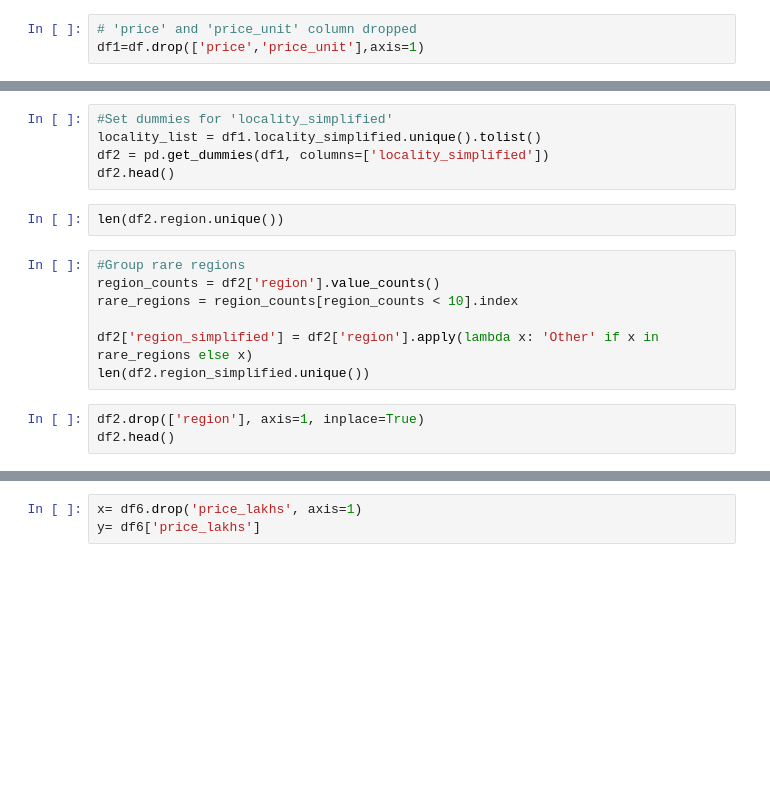
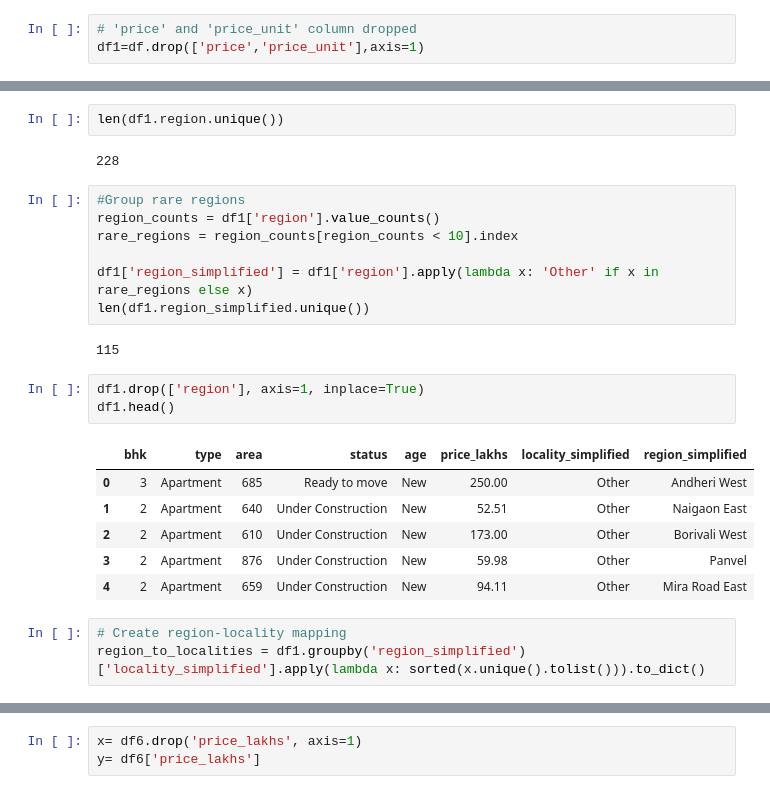
Before and after one commit to debnathamrita/Mumbai_House_price_prediction, a Jupyter notebook: Mumbai_house_prediction.ipynb, the cells around one changed output, grey strips where cells are left out. Saved outputs shown, nothing was run; the diff lists cells and outputs as text; blank space fills up the shorter version.

```diff
--- a/Mumbai_house_prediction.ipynb
+++ b/Mumbai_house_prediction.ipynb
@@ -52,17 +130,26 @@ df1.head()
-# %%
-#Set dummies for 'locality_simplified'
-locality_list = df1.locality_simplified.unique().tolist()
-df2 = pd.get_dummies(df1, columns=['locality_simplified'])
-df2.head()
 # %%
-len(df2.region.unique())
+len(df1.region.unique())
+# %% [output]
+228
 # %%
 #Group rare regions
-region_counts = df2['region'].value_counts()
+region_counts = df1['region'].value_counts()
 rare_regions = region_counts[region_counts < 10].index
 
-df2['region_simplified'] = df2['region'].apply(lambda x: 'Other' if x in rare_regions else x)
-len(df2.region_simplified.unique())
+df1['region_simplified'] = df1['region'].apply(lambda x: 'Other' if x in rare_regions else x)
+len(df1.region_simplified.unique())
+# %% [output]
+115
 # %%
-df2.drop(['region'], axis=1, inplace=True)
-df2.head()
+df1.drop(['region'], axis=1, inplace=True)
+df1.head()
+# %% [output]
+|  | bhk | type | area | status | age | price_lakhs | locality_simplified | region_simplified |
+| 0 | 3 | Apartment | 685 | Ready to move | New | 250.00 | Other | Andheri West |
+| 1 | 2 | Apartment | 640 | Under Construction | New | 52.51 | Other | Naigaon East |
+| 2 | 2 | Apartment | 610 | Under Construction | New | 173.00 | Other | Borivali West |
+| 3 | 2 | Apartment | 876 | Under Construction | New | 59.98 | Other | Panvel |
+| 4 | 2 | Apartment | 659 | Under Construction | New | 94.11 | Other | Mira Road East |
+# %%
+# Create region-locality mapping
+region_to_localities = df1.groupby('region_simplified')['locality_simplified'].apply(lambda x: sorted(x.unique().tolist())).to_dict()
```
Also changed, not shown: parts of 32 cells of this notebook, 28 other files.
